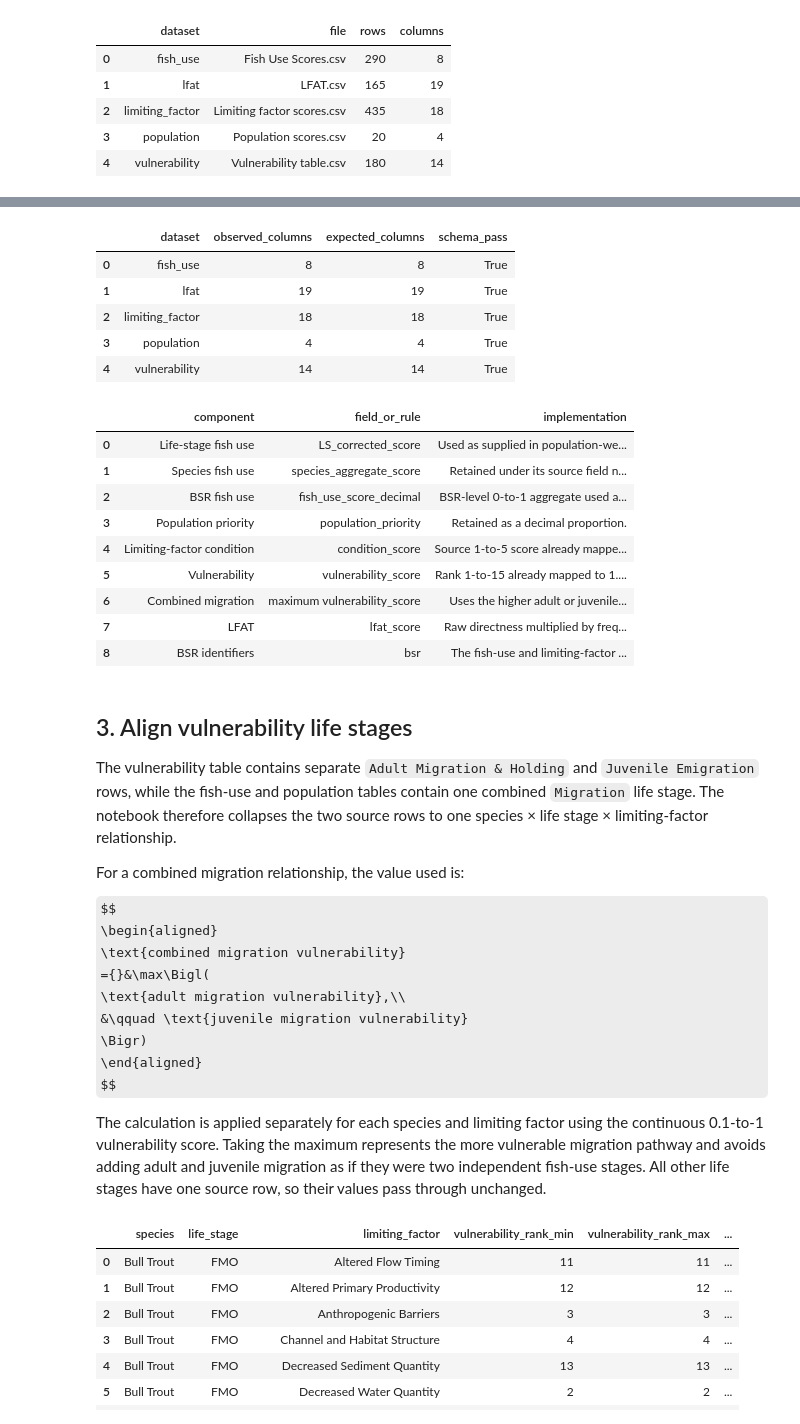
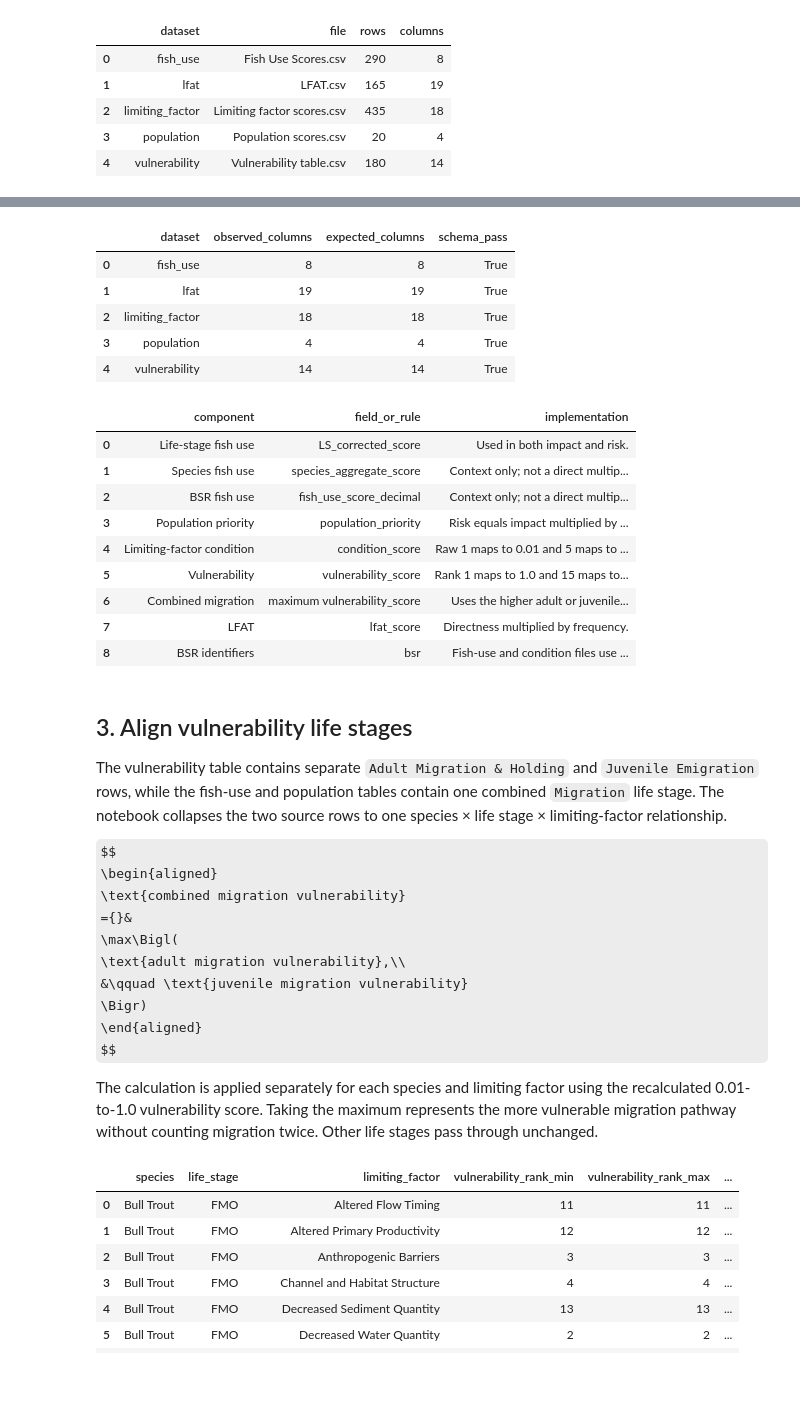
Before and after one commit to atdunwoody/atlas_lvl1-2_scoring_webapp, a Jupyter notebook: archive/atlas_integrated_scoring.ipynb, the cells around one changed output, grey strips where cells are left out. Saved outputs shown, nothing was run; the diff lists cells and outputs as text; code cells hidden in the pictures; some formulas as TeX source; blank space fills up the shorter version.

```diff
--- a/archive/atlas_integrated_scoring.ipynb
+++ b/archive/atlas_integrated_scoring.ipynb
@@ -210,6 +252,7 @@ EXPECTED_COLUMNS = {
     ],
 }
 
+# This fixed list lets later checks confirm complete 15-factor coverage.
 CANONICAL_LF = [
     "Anthropogenic Barriers",
     "Riparian Condition",
@@ -228,6 +271,7 @@ CANONICAL_LF = [
     "Non-Native Species Interactions and Competition",
 ]
 
+# Compare the actual columns in each input with the required columns above.
 schema_rows = []
 for key, table in raw.items():
     observed = table.columns.tolist()
@@ -241,6 +285,8 @@ for key, table in raw.items():
         }
     )
 schema_qc = pd.DataFrame(schema_rows)
+
+# Stop if an input has missing, extra, or reordered columns.
 if not schema_qc["schema_pass"].all():
     details = {
         key: {
@@ -252,70 +298,93 @@ if not schema_qc["schema_pass"].all():
     }
     raise ValueError(f"One or more input schemas do not match: {details}")
 
+# Rename BSR fish use for stable output naming. It is retained for context only.
 fish_use = raw["fish_use"].rename(
     columns={"fish_use_score_decimal": "fish_use_score"}
 ).copy()
+
+# Copy population priorities so the imported table is not modified.
 population = raw["population"].copy()
+
+# Preserve the CSV's condition score and give the raw rating a concise name.
 condition = raw["limiting_factor"].rename(
     columns={
         "lf_condition_score_raw_1_5": "condition_score_raw_1_5",
-        "lf_condition_score": "condition_score",
+        "lf_condition_score": "condition_score_source",
     }
 ).copy()
-vulnerability = raw["vulnerability"].copy()
+
+# Convert condition linearly: source rating 1 becomes 0.01 and 5 becomes 1.0.
+condition["condition_score"] = (
+    0.01
+    + (condition["condition_score_raw_1_5"] - 1.0) * (0.99 / 4.0)
+)
+
+# Preserve the CSV's vulnerability score before recalculating it from rank.
+vulnerability = raw["vulnerability"].rename(
+    columns={"vulnerability_score": "vulnerability_score_source"}
+).copy()
+
+# Convert vulnerability linearly: rank 1 becomes 1.0 and rank 15 becomes 0.01.
+vulnerability["vulnerability_score"] = (
+    1.0
+    - (vulnerability["vulnerability_rank"] - 1.0) * (0.99 / 14.0)
+)
+
+# Copy the action crosswalk so derived calculations do not modify the import.
 lfat = raw["lfat"].copy()
 
+# Record the implemented definitions for the saved QC documentation.
 assumptions = pd.DataFrame(
     [
-        ["Life-stage fish use", "LS_corrected_score", "Used as supplied in population-weighted risk and retained in detailed outputs."],
-        ["Species fish use", "species_aggregate_score", "Retained under its source field name for reporting and quality control."],
-        ["BSR fish use", "fish_use_score_decimal", "BSR-level 0-to-1 aggregate used as supplied in overall limiting-factor impact."],
-        ["Population priority", "population_priority", "Retained as a decimal proportion."],
-        ["Limiting-factor condition", "condition_score", "Source 1-to-5 score already mapped to 0.1-to-1 in the CSV."],
-        ["Vulnerability", "vulnerability_score", "Rank 1-to-15 already mapped to 1.0-to-0.1 in the CSV."],
-        ["Combined migration", "maximum vulnerability_score", "Uses the higher adult or juvenile migration value without counting migration twice."],
-        ["LFAT", "lfat_score", "Raw directness multiplied by frequency; no D/I/N replacement."],
-        ["BSR identifiers", "bsr", "The fish-use and limiting-factor files use the same CC1/CC2/etc. identifiers."],
+        ["Life-stage fish use", "LS_corrected_score", "Used in both impact and risk."],
+        ["Species fish use", "species_aggregate_score", "Context only; not a direct multiplier."],
+        ["BSR fish use", "fish_use_score_decimal", "Context only; not a direct multiplier."],
+        ["Population priority", "population_priority", "Risk equals impact multiplied by priority."],
+        ["Limiting-factor condition", "condition_score", "Raw 1 maps to 0.01 and 5 maps to 1.0."],
+        ["Vulnerability", "vulnerability_score", "Rank 1 maps to 1.0 and 15 maps to 0.01."],
+        ["Combined migration", "maximum vulnerability_score", "Uses the higher adult or juvenile value."],
+        ["LFAT", "lfat_score", "Directness multiplied by frequency."],
+        ["BSR identifiers", "bsr", "Fish-use and condition files use the same identifiers."],
     ],
     columns=["component", "field_or_rule", "implementation"],
 )
 
 display(schema_qc)
 display(assumptions)
 # %% [output]
 |  | dataset | observed_columns | expected_columns | schema_pass |
 | 0 | fish_use | 8 | 8 | True |
 | 1 | lfat | 19 | 19 | True |
 | 2 | limiting_factor | 18 | 18 | True |
 | 3 | population | 4 | 4 | True |
 | 4 | vulnerability | 14 | 14 | True |
 |  | component | field_or_rule | implementation |
-| 0 | Life-stage fish use | LS_corrected_score | Used as supplied in population-we... |
-| 1 | Species fish use | species_aggregate_score | Retained under its source field n... |
-| 2 | BSR fish use | fish_use_score_decimal | BSR-level 0-to-1 aggregate used a... |
-| 3 | Population priority | population_priority | Retained as a decimal proportion. |
-| 4 | Limiting-factor condition | condition_score | Source 1-to-5 score already mappe... |
-| 5 | Vulnerability | vulnerability_score | Rank 1-to-15 already mapped to 1.... |
+| 0 | Life-stage fish use | LS_corrected_score | Used in both impact and risk. |
+| 1 | Species fish use | species_aggregate_score | Context only; not a direct multip... |
+| 2 | BSR fish use | fish_use_score_decimal | Context only; not a direct multip... |
+| 3 | Population priority | population_priority | Risk equals impact multiplied by ... |
+| 4 | Limiting-factor condition | condition_score | Raw 1 maps to 0.01 and 5 maps to ... |
+| 5 | Vulnerability | vulnerability_score | Rank 1 maps to 1.0 and 15 maps to... |
 | 6 | Combined migration | maximum vulnerability_score | Uses the higher adult or juvenile... |
-| 7 | LFAT | lfat_score | Raw directness multiplied by freq... |
-| 8 | BSR identifiers | bsr | The fish-use and limiting-factor ... |
+| 7 | LFAT | lfat_score | Directness multiplied by frequency. |
+| 8 | BSR identifiers | bsr | Fish-use and condition files use ... |
 # %% [markdown]
 ## 3. Align vulnerability life stages
 
-The vulnerability table contains separate `Adult Migration & Holding` and `Juvenile Emigration` rows, while the fish-use and population tables contain one combined `Migration` life stage. The notebook therefore collapses the two source rows to one species × life stage × limiting-factor relationship.
-
-For a combined migration relationship, the value used is:
+The vulnerability table contains separate `Adult Migration & Holding` and `Juvenile Emigration` rows, while the fish-use and population tables contain one combined `Migration` life stage. The notebook collapses the two source rows to one species × life stage × limiting-factor relationship.
 
 $$
 \begin{aligned}
 \text{combined migration vulnerability}
-={}&\max\Bigl(
+={}&
+\max\Bigl(
 \text{adult migration vulnerability},\\
 &\qquad \text{juvenile migration vulnerability}
 \Bigr)
 \end{aligned}
 $$
 
-The calculation is applied separately for each species and limiting factor using the continuous 0.1-to-1 vulnerability score. Taking the maximum represents the more vulnerable migration pathway and avoids adding adult and juvenile migration as if they were two independent fish-use stages. All other life stages have one source row, so their values pass through unchanged.
+The calculation is applied separately for each species and limiting factor using the recalculated 0.01-to-1.0 vulnerability score. Taking the maximum represents the more vulnerable migration pathway without counting migration twice. Other life stages pass through unchanged.
 # %%
 def any_yes(values):
```
Also changed, not shown: parts of 15 cells of this notebook, 39 other files.
